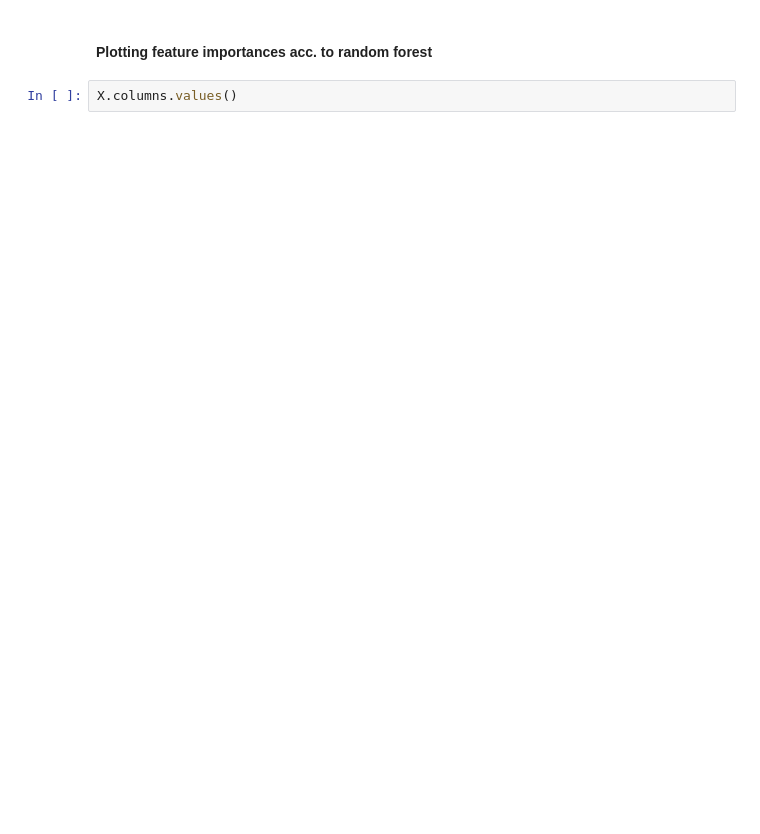
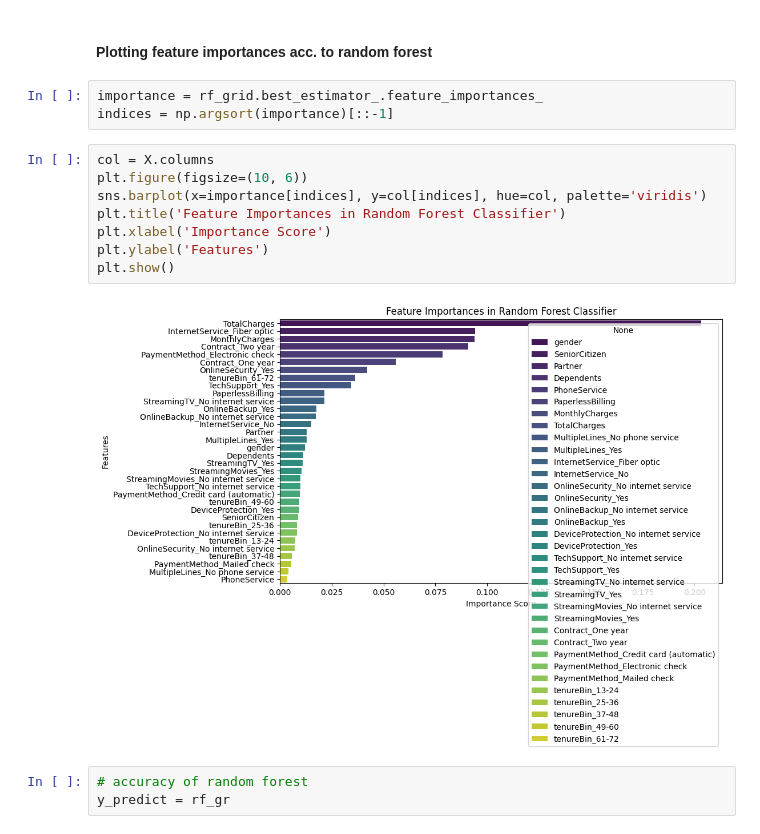
Before and after one commit to lalit-jamdagnee/EDA-Projects, a Jupyter notebook: ChurnModel_EDA.ipynb, the cells around one changed output. Drawn from its saved outputs; the diff is of its cells as text; blank space fills up the shorter version.

```diff
--- a/ChurnModel_EDA.ipynb
+++ b/ChurnModel_EDA.ipynb
@@ -603,4 +629,18 @@ print("Best Parameters: ", rf_grid.best_params_)
 # %% [markdown]
 #### Plotting feature importances acc. to random forest
+# %%
+importance = rf_grid.best_estimator_.feature_importances_
+indices = np.argsort(importance)[::-1]
 # %%
-X.columns.values()
+col = X.columns
+plt.figure(figsize=(10, 6))
+sns.barplot(x=importance[indices], y=col[indices], hue=col, palette='viridis')
+plt.title('Feature Importances in Random Forest Classifier')
+plt.xlabel('Importance Score')
+plt.ylabel('Features')
+plt.show()
+# %% [output]
+[figure, added]
+# %%
+# accuracy of random forest
+y_predict = rf_gr
```
Also changed, not shown: parts of 2 cells of this notebook.
